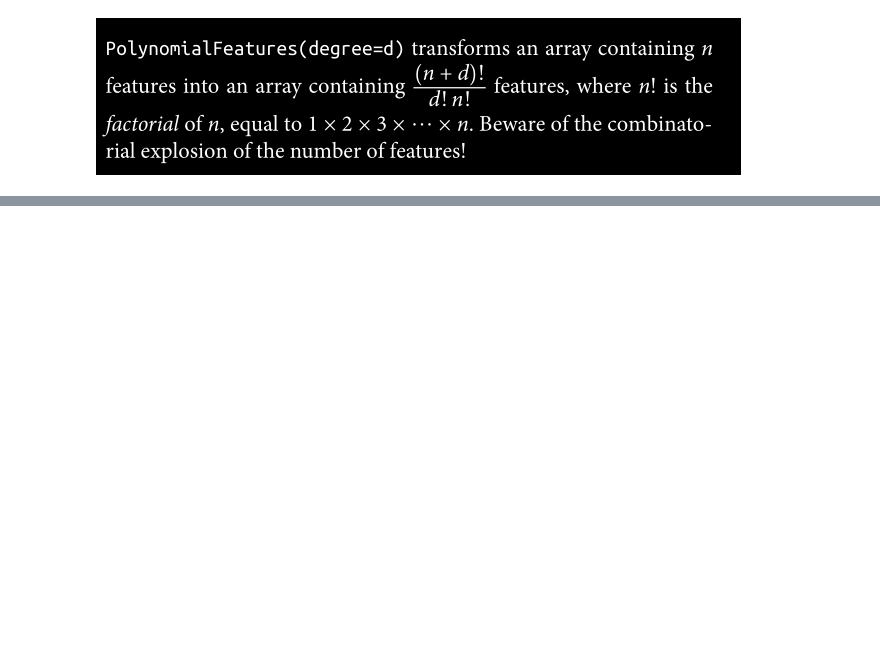
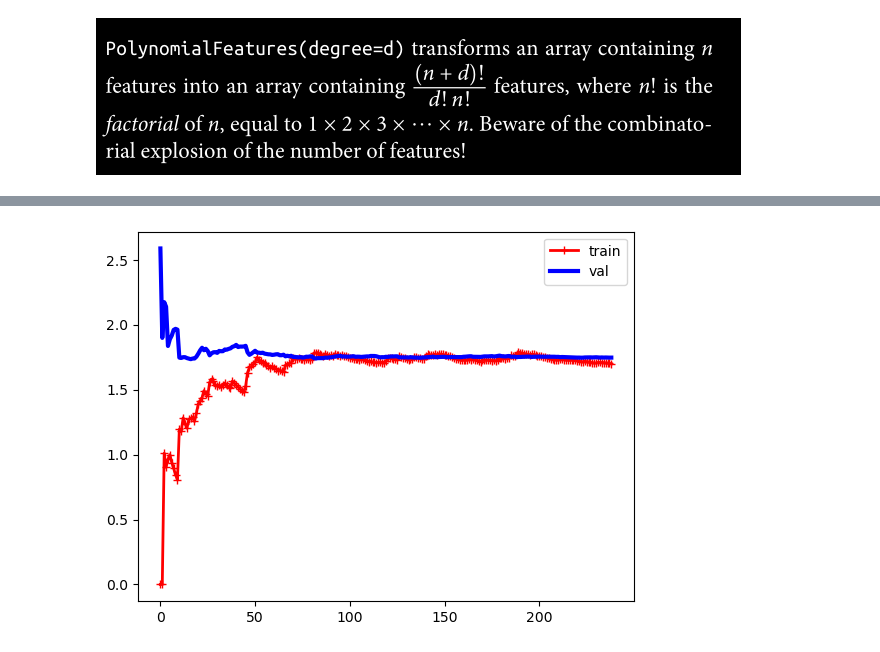
Before and after one commit to Haseebi-khan/MachineLearning, a Jupyter notebook: Hand_On_ML/Chapter4TrainingModels.ipynb, the cells around one changed output, grey strips where cells are left out. Drawn from its saved outputs; the diff is of its cells as text; code cells hidden in the pictures; blank space fills up the shorter version.

```diff
--- a/Hand_On_ML/Chapter4TrainingModels.ipynb
+++ b/Hand_On_ML/Chapter4TrainingModels.ipynb
@@ -374,0 +389,31 @@ plt.show()
+# %%
+from sklearn.metrics import mean_squared_error
+from sklearn.model_selection import train_test_split
+
+def plot_learning_curves(model, X, y):
+
+    X_train, X_val, y_train, y_val = train_test_split(X, y, test_size=0.2,
+                                                      random_state=42)
+
+    training_errors = []
+    val_errors = []
+
+    for m in range(1, len(X_train)):
+
+        model.fit(X_train[:m], y_train[:m])
+        y_train_pred = model.predict(X_train[:m])
+        y_val_pred = model.predict(X_val)
+
+        training_errors.append(mean_squared_error(y_train_pred, y_train[:m]))
+        val_errors.append(mean_squared_error(y_val_pred, y_val))
+
+    plt.plot(np.sqrt(training_errors), "r-+", linewidth=2, label="train")
+    plt.plot(np.sqrt(val_errors), "b-", linewidth=3, label="val")
+    plt.legend()
+    plt.show()
+
+
+lr = LinearRegression()
+plot_learning_curves(lr, X, y)
+# %% [output]
+[figure, added]
```
Also changed, not shown: parts of 26 cells of this notebook.
